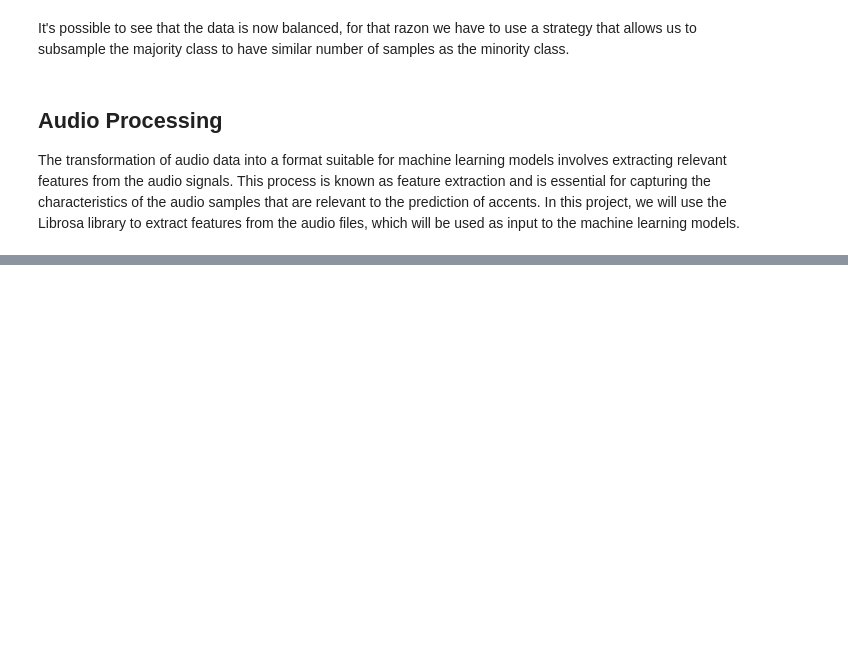
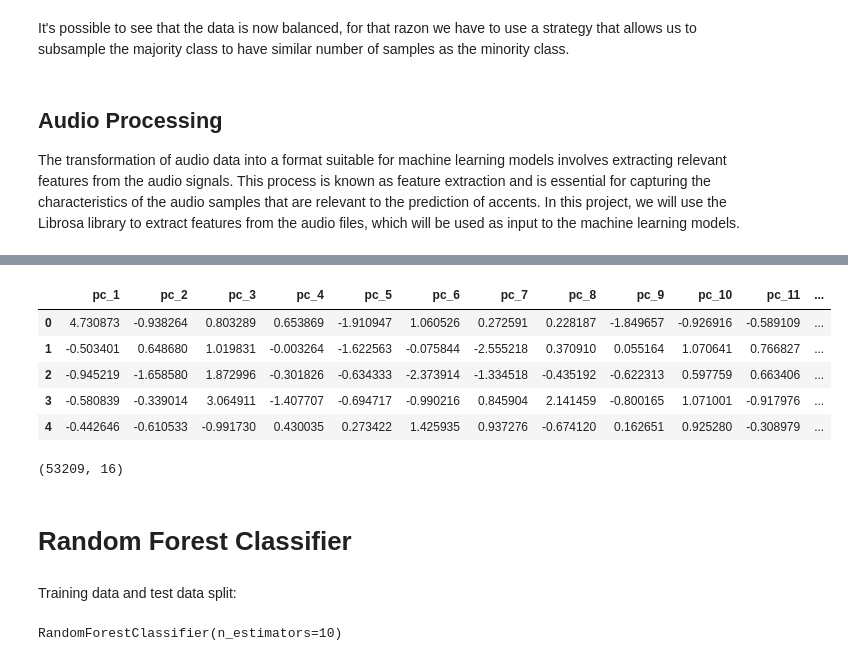
Before and after one commit to CristianPerafan/ArtificialIntelligenceProject, a Jupyter notebook: Delivery2/ExploratoryDataAnalysis2.ipynb, the cells around one changed output, grey strips where cells are left out. Saved outputs shown, nothing was run; the diff lists cells and outputs as text; code cells hidden in the pictures; blank space fills up the shorter version.

```diff
--- a/Delivery2/ExploratoryDataAnalysis2.ipynb
+++ b/Delivery2/ExploratoryDataAnalysis2.ipynb
@@ -519,0 +437,19 @@ print(X)
+# %%
+finalDf["accent"] = finalDf["accent"].map({"us": 1, "england": 2, "indian": 3, "australia": 4})
+finalDf.head()
+# %% [output]
+|  | pc_1 | pc_2 | pc_3 | pc_4 | pc_5 | pc_6 | pc_7 | pc_8 | pc_9 | pc_10 | pc_11 | ... |
+| 0 | 4.730873 | -0.938264 | 0.803289 | 0.653869 | -1.910947 | 1.060526 | 0.272591 | 0.228187 | -1.849657 | -0.926916 | -0.589109 | ... |
+| 1 | -0.503401 | 0.648680 | 1.019831 | -0.003264 | -1.622563 | -0.075844 | -2.555218 | 0.370910 | 0.055164 | 1.070641 | 0.766827 | ... |
+| 2 | -0.945219 | -1.658580 | 1.872996 | -0.301826 | -0.634333 | -2.373914 | -1.334518 | -0.435192 | -0.622313 | 0.597759 | 0.663406 | ... |
+| 3 | -0.580839 | -0.339014 | 3.064911 | -1.407707 | -0.694717 | -0.990216 | 0.845904 | 2.141459 | -0.800165 | 1.071001 | -0.917976 | ... |
+| 4 | -0.442646 | -0.610533 | -0.991730 | 0.430035 | 0.273422 | 1.425935 | 0.937276 | -0.674120 | 0.162651 | 0.925280 | -0.308979 | ... |
+# %%
+indexed_df=finalDf.reset_index(drop=True, inplace=False)
+indexed_df.shape
+# %% [output]
+(53209, 16)
+# %% [markdown]
+# **Random Forest Classifier**
+# %% [markdown]
+Training data and test data split:
@@ -519,0 +463,11 @@ print(X)
+# %%
+from sklearn.ensemble import RandomForestClassifier
+
+X = indexed_df.drop(columns=['accent'])
+y = indexed_df['accent']
+
+
+clf = RandomForestClassifier(n_estimators = 10)
+clf.fit(X_train,y_train)
+# %% [output]
+RandomForestClassifier(n_estimators=10)
```
Also changed, not shown: parts of 53 cells of this notebook, 1 other file.
